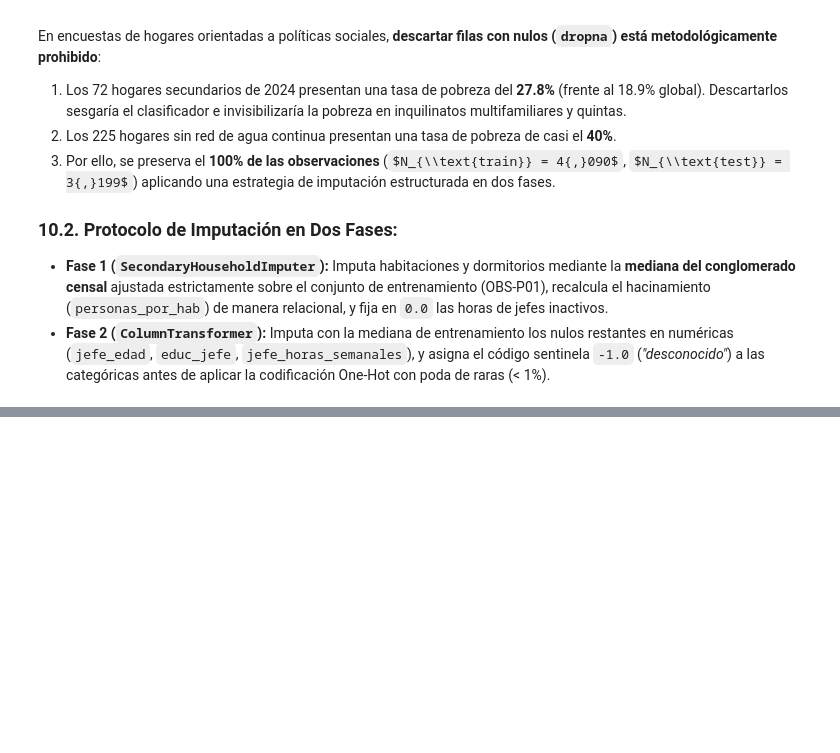
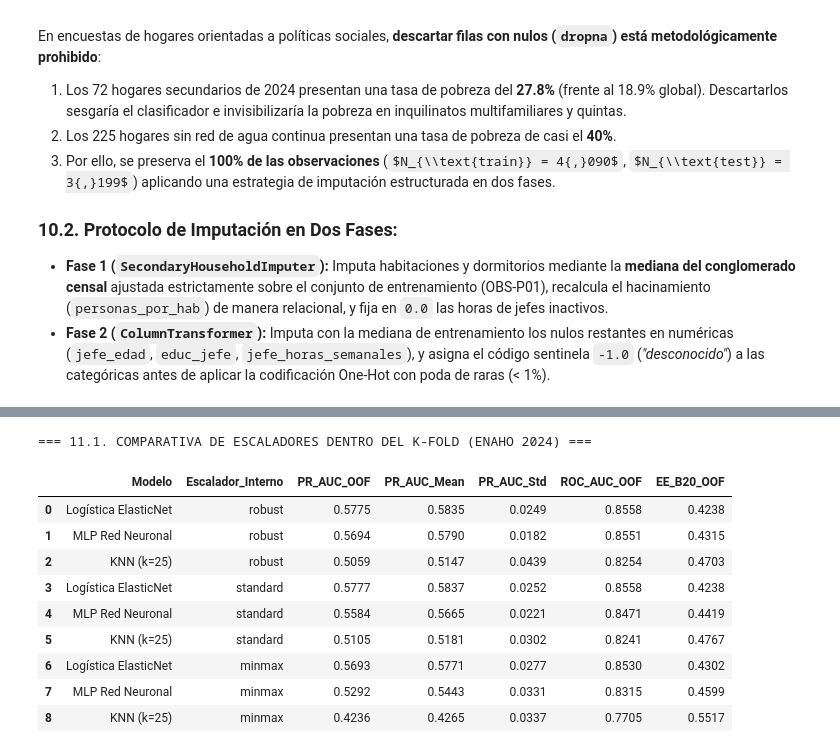
Before and after one commit to Ga3lAE/IA-Tarea-Academica, a Jupyter notebook: notebooks/pipeline_completo.ipynb, the cells around one changed output, grey strips where cells are left out. Cells and saved outputs as stored; diff of their text form; code cells hidden in the pictures; some formulas as TeX source; blank space fills up the shorter version.

```diff
--- a/notebooks/pipeline_completo.ipynb
+++ b/notebooks/pipeline_completo.ipynb
@@ -452,0 +655,18 @@ print(f"✓ Dimensión final de la matriz:     {X_tr_proc.shape[1]} columnas den
+# %%
+from src.models import compare_scalers_cv, run_spatial_cv_benchmark
+
+print("=== 11.1. COMPARATIVA DE ESCALADORES DENTRO DEL K-FOLD (ENAHO 2024) ===")
+scaler_comp_df = compare_scalers_cv(df_2024, n_splits=5)
+display(scaler_comp_df)
+# %% [output]
+=== 11.1. COMPARATIVA DE ESCALADORES DENTRO DEL K-FOLD (ENAHO 2024) ===
+|  | Modelo | Escalador_Interno | PR_AUC_OOF | PR_AUC_Mean | PR_AUC_Std | ROC_AUC_OOF | EE_B20_OOF |
+| 0 | Logística ElasticNet | robust | 0.5775 | 0.5835 | 0.0249 | 0.8558 | 0.4238 |
+| 1 | MLP Red Neuronal | robust | 0.5694 | 0.5790 | 0.0182 | 0.8551 | 0.4315 |
+| 2 | KNN (k=25) | robust | 0.5059 | 0.5147 | 0.0439 | 0.8254 | 0.4703 |
+| 3 | Logística ElasticNet | standard | 0.5777 | 0.5837 | 0.0252 | 0.8558 | 0.4238 |
+| 4 | MLP Red Neuronal | standard | 0.5584 | 0.5665 | 0.0221 | 0.8471 | 0.4419 |
+| 5 | KNN (k=25) | standard | 0.5105 | 0.5181 | 0.0302 | 0.8241 | 0.4767 |
+| 6 | Logística ElasticNet | minmax | 0.5693 | 0.5771 | 0.0277 | 0.8530 | 0.4302 |
+| 7 | MLP Red Neuronal | minmax | 0.5292 | 0.5443 | 0.0331 | 0.8315 | 0.4599 |
+| 8 | KNN (k=25) | minmax | 0.4236 | 0.4265 | 0.0337 | 0.7705 | 0.5517 |
```
Also changed, not shown: parts of 21 cells of this notebook, 5 other files.
